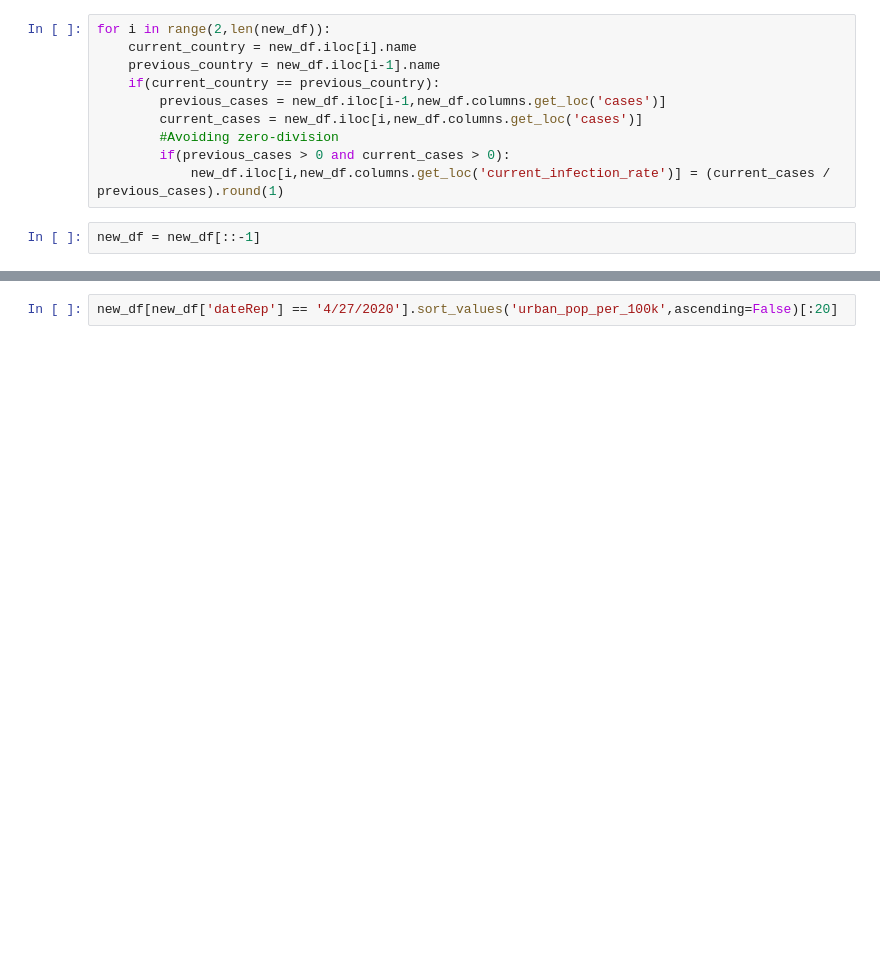
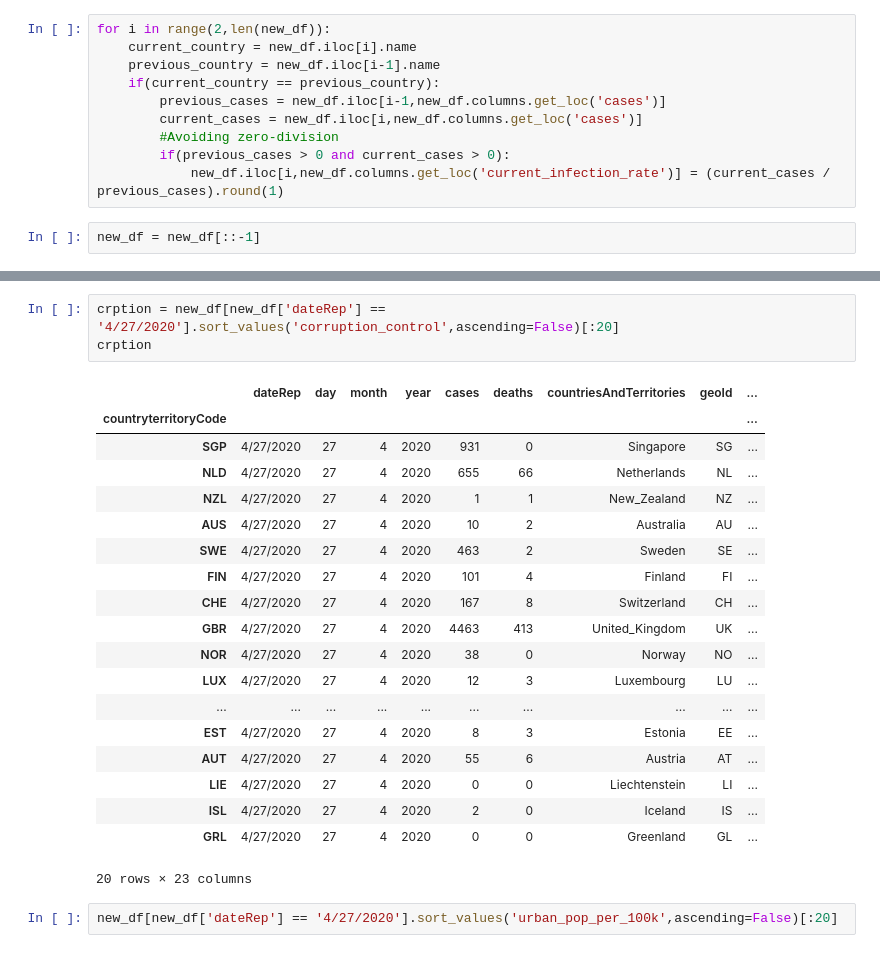
Before and after one commit to magei00/SocialData02806_2020, a Jupyter notebook: final_project/basic_map.ipynb, the cells around one changed output, grey strips where cells are left out. Drawn from its saved outputs; the diff is of its cells as text; blank space fills up the shorter version.

```diff
--- a/final_project/basic_map.ipynb
+++ b/final_project/basic_map.ipynb
@@ -174,3 +255,26 @@ new_df.loc['ITA'].head()
+# %%
+crption = new_df[new_df['dateRep'] == '4/27/2020'].sort_values('corruption_control',ascending=False)[:20]
+crption
+# %% [output]
+|  | dateRep | day | month | year | cases | deaths | countriesAndTerritories | geoId | ... |
+| countryterritoryCode |  |  |  |  |  |  |  |  | ... |
+| SGP | 4/27/2020 | 27 | 4 | 2020 | 931 | 0 | Singapore | SG | ... |
+| NLD | 4/27/2020 | 27 | 4 | 2020 | 655 | 66 | Netherlands | NL | ... |
+| NZL | 4/27/2020 | 27 | 4 | 2020 | 1 | 1 | New_Zealand | NZ | ... |
+| AUS | 4/27/2020 | 27 | 4 | 2020 | 10 | 2 | Australia | AU | ... |
+| SWE | 4/27/2020 | 27 | 4 | 2020 | 463 | 2 | Sweden | SE | ... |
+| FIN | 4/27/2020 | 27 | 4 | 2020 | 101 | 4 | Finland | FI | ... |
+| CHE | 4/27/2020 | 27 | 4 | 2020 | 167 | 8 | Switzerland | CH | ... |
+| GBR | 4/27/2020 | 27 | 4 | 2020 | 4463 | 413 | United_Kingdom | UK | ... |
+| NOR | 4/27/2020 | 27 | 4 | 2020 | 38 | 0 | Norway | NO | ... |
+| LUX | 4/27/2020 | 27 | 4 | 2020 | 12 | 3 | Luxembourg | LU | ... |
+| ... | ... | ... | ... | ... | ... | ... | ... | ... | ... |
+| EST | 4/27/2020 | 27 | 4 | 2020 | 8 | 3 | Estonia | EE | ... |
+| AUT | 4/27/2020 | 27 | 4 | 2020 | 55 | 6 | Austria | AT | ... |
+| LIE | 4/27/2020 | 27 | 4 | 2020 | 0 | 0 | Liechtenstein | LI | ... |
+| ISL | 4/27/2020 | 27 | 4 | 2020 | 2 | 0 | Iceland | IS | ... |
+| GRL | 4/27/2020 | 27 | 4 | 2020 | 0 | 0 | Greenland | GL | ... |
+20 rows × 23 columns
 # %%
 new_df[new_df['dateRep'] == '4/27/2020'].sort_values('urban_pop_per_100k',ascending=False)[:20]
 # %% [output]
```
Also changed, not shown: parts of 10 cells of this notebook.
